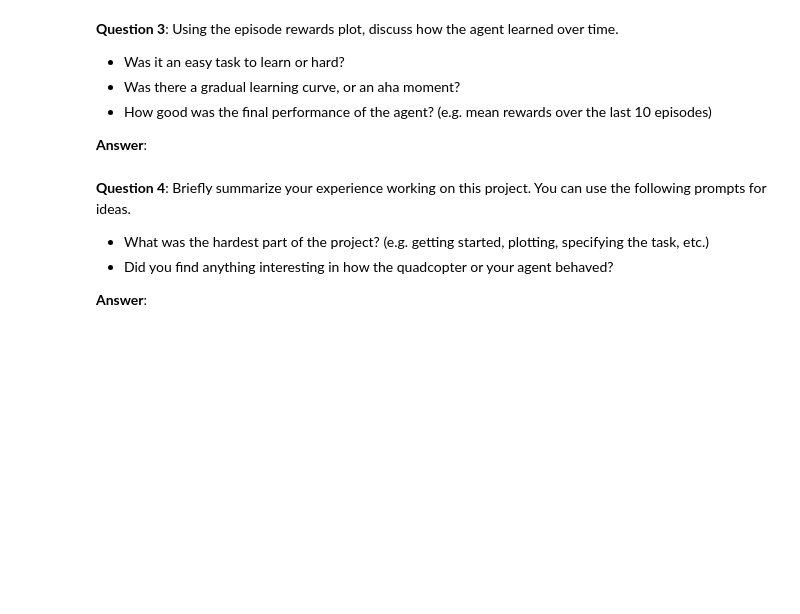
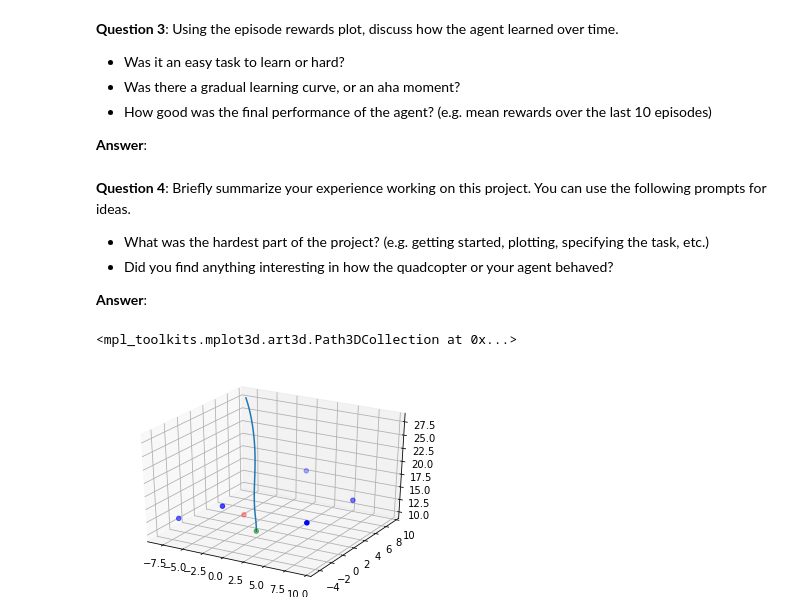
Before and after one commit to danielblignaut/ddpg-teach-a-quadcopter-to-fly, a Jupyter notebook: Quadcopter_Project.ipynb, the cells around one changed output. Saved outputs shown, nothing was run; the diff lists cells and outputs as text; code cells hidden in the pictures; blank space fills up the shorter version.

```diff
--- a/Quadcopter_Project.ipynb
+++ b/Quadcopter_Project.ipynb
@@ -212,3 +247,41 @@ After specifying your task, use the sample agent in `agents/policy_search.py` as
 Note that it is **highly unlikely** that the first agent and task that you specify will learn well.  You will likely have to tweak various hyperparameters and the reward function for your task until you arrive at reasonably good behavior.
 
 As you develop your agent, it's important to keep an eye on how it's performing. Use the code above as inspiration to build in a mechanism to log/save the total rewards obtained in each episode to file.  If the episode rewards are gradually increasing, this is an indication that your agent is learning.
+# %%
+
+from my_task import MyTask
+
+# Modify the values below to give the quadcopter a different starting position.
+runtime = 5.                                     # time limit of the episode
+init_pose = np.array([0., 0., 10., 0., 0., 0.])  # initial pose
+init_velocities = np.array([0., 0., 0.])         # initial velocities
+init_angle_velocities = np.array([0., 0., 0.])   # initial angle velocities
+file_output = 'my_data.txt'                         # file name for saved results
+number_of_targets = 5
+target_landing_pos = None
+
+# Setup
+task = MyTask(init_pose, init_velocities, init_angle_velocities, runtime, number_of_targets, target_landing_pos)
+
+checkpoints = []
+
+poses = task.get_checkpoints()
+for i in range(len(poses)) :
+    color = 'blue'
+
+    if(i == 0) :
+        color = 'green'
+    elif(i == len(poses)-1) :
+        color = 'red'
+    list_pose = poses[i].tolist()
+    list_pose.append(color)
+    checkpoints.append(list_pose)
+
+write_checkpoints_to_file(checkpoints)
+results_checkpoints = {x: [] for x in checkpoint_labels}
+
+for point in checkpoints :
+    results_checkpoints['x'].append(point[0])
+    results_checkpoints['y'].append(point[1])
+    results_checkpoints['z'].append(point[2])
+    results_checkpoints['color'].append(point[3])
@@ -249,3 +333,12 @@ Once you are satisfied with your performance, plot the episode rewards, either f
 - Did you find anything interesting in how the quadcopter or your agent behaved?
 
 **Answer**:
+# %%
+from mpl_toolkits.mplot3d import Axes3D
+fig = plt.figure()
+ax = fig.add_subplot(111, projection='3d')
+ax.plot(np.array(results['x']), np.array(results['y']), np.array(results['z']))
+ax.scatter(np.array(results_checkpoints['x']), np.array(results_checkpoints['y']), np.array(results_checkpoints['z']), c=np.array(results_checkpoints['color']))
+# %% [output]
+<mpl_toolkits.mplot3d.art3d.Path3DCollection at 0x...>
+[figure, added]
```
Also changed, not shown: parts of 10 cells of this notebook, 4 other files.
